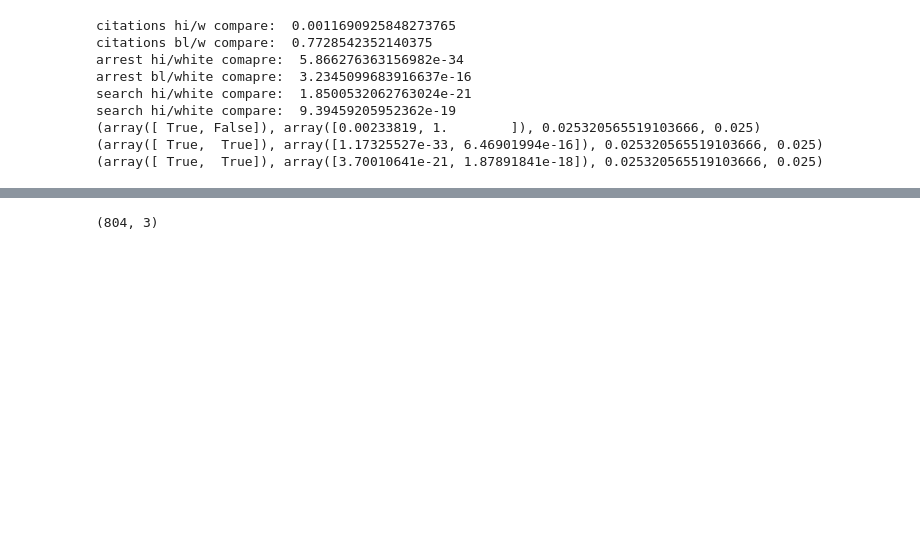
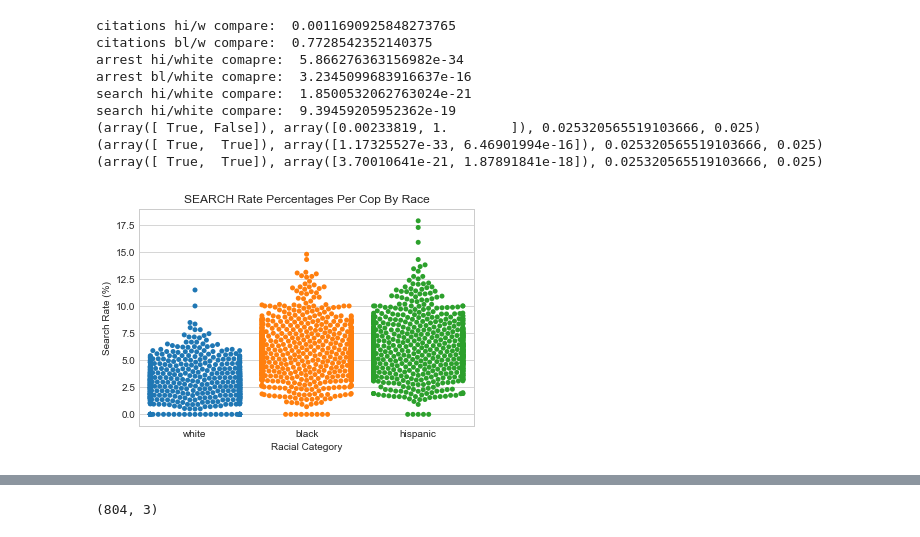
Before and after one commit to thpossidente/Nashville_Police_Stop_Analysis, a Jupyter notebook: police_stops_analysis.ipynb, the cells around one changed output, grey strips where cells are left out. Drawn from its saved outputs; the diff is of its cells as text; code cells hidden in the pictures; blank space fills up the shorter version.

Commit message:
updated comments, cleaned up, made swarm plots

```diff
--- a/police_stops_analysis.ipynb
+++ b/police_stops_analysis.ipynb
@@ -943,3 +942,20 @@ search hi/white compare:  9.39459205952362e-19
 (array([ True, False]), array([0.00233819, 1.        ]), 0.025320565519103666, 0.025)
 (array([ True,  True]), array([1.17325527e-33, 6.46901994e-16]), 0.025320565519103666, 0.025)
 (array([ True,  True]), array([3.70010641e-21, 1.87891841e-18]), 0.025320565519103666, 0.025)
+# %%
+num_officers = len(np.array(cop_race_search_rates["white"])*100)
+swarm_data = np.array([np.array(cop_race_search_rates["white"])*100,
+                       np.array(cop_race_search_rates["black"])*100,
+                       np.array(cop_race_search_rates["hispanic"])*100]).flatten()
+swarm_labels = np.array([np.repeat('white',num_officers), np.repeat('black',num_officers),
+                         np.repeat('hispanic',num_officers)]).flatten()
+swarm_df = pd.DataFrame({'Search Rate (%)': swarm_data, 'Racial Category': swarm_labels})
+
+sns.set_style("whitegrid")
+ax = sns.swarmplot(x="Racial Category", y="Search Rate (%)", data=swarm_df)
+plt.title("SEARCH Rate Percentages Per Cop By Race")
+
+#plt.show()
+plt.savefig('individual_search_rates.png')
+# %% [output]
+[figure, added]
```
Also changed, not shown: parts of 3 cells of this notebook.
